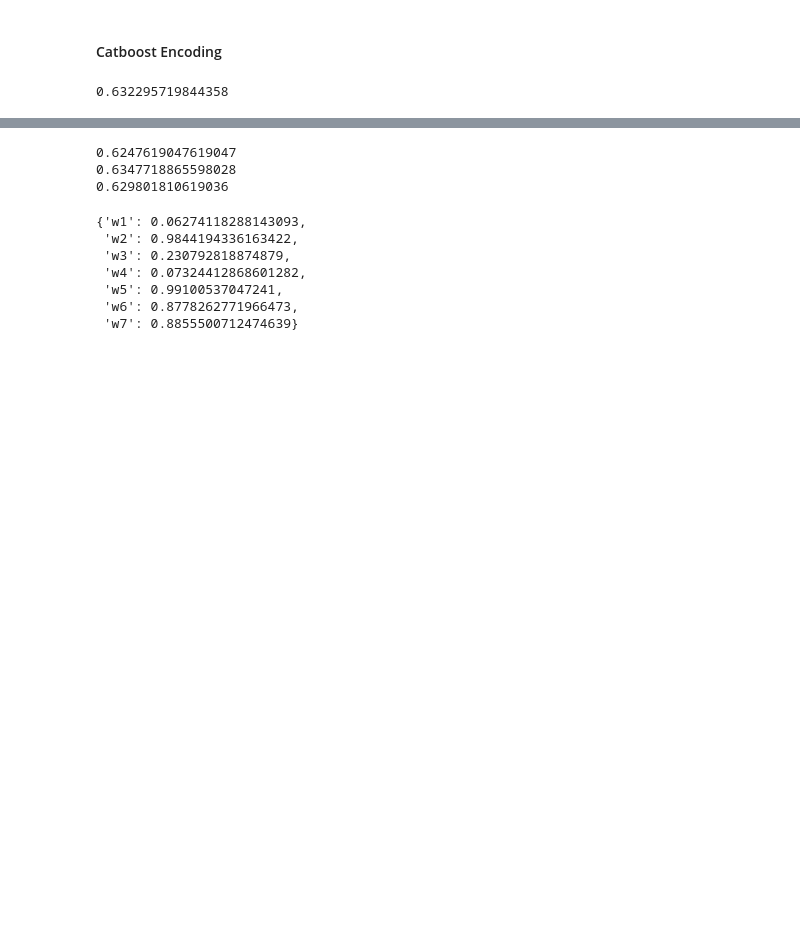
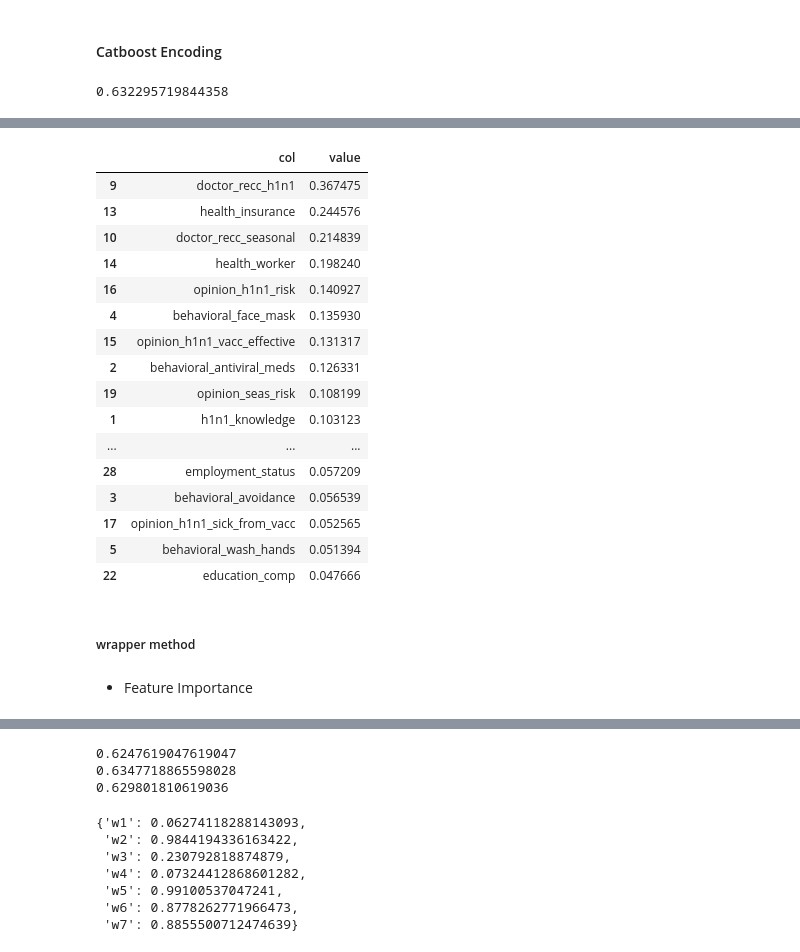
Before and after one commit to snaiws/kaggle, a Jupyter notebook: Prediction_of_H1N1_vaccination/Prediction_of_H1N1_vaccination.ipynb, the cells around one changed output, grey strips where cells are left out. Drawn from its saved outputs; the diff is of its cells as text; code cells hidden in the pictures; blank space fills up the shorter version.

```diff
--- a/Prediction_of_H1N1_vaccination/Prediction_of_H1N1_vaccination.ipynb
+++ b/Prediction_of_H1N1_vaccination/Prediction_of_H1N1_vaccination.ipynb
@@ -1718,0 +1845,24 @@ def simple_train(train,target):
+# %%
+custom_c.sort_values(by='value',ascending=False).head(20)
+# %% [output]
+|  | col | value |
+| 9 | doctor_recc_h1n1 | 0.367475 |
+| 13 | health_insurance | 0.244576 |
+| 10 | doctor_recc_seasonal | 0.214839 |
+| 14 | health_worker | 0.198240 |
+| 16 | opinion_h1n1_risk | 0.140927 |
+| 4 | behavioral_face_mask | 0.135930 |
+| 15 | opinion_h1n1_vacc_effective | 0.131317 |
+| 2 | behavioral_antiviral_meds | 0.126331 |
+| 19 | opinion_seas_risk | 0.108199 |
+| 1 | h1n1_knowledge | 0.103123 |
+| ... | ... | ... |
+| 28 | employment_status | 0.057209 |
+| 3 | behavioral_avoidance | 0.056539 |
+| 17 | opinion_h1n1_sick_from_vacc | 0.052565 |
+| 5 | behavioral_wash_hands | 0.051394 |
+| 22 | education_comp | 0.047666 |
+# %% [markdown]
+##### wrapper method
+# %% [markdown]
+- Feature Importance
```
Also changed, not shown: parts of 120 cells of this notebook.
